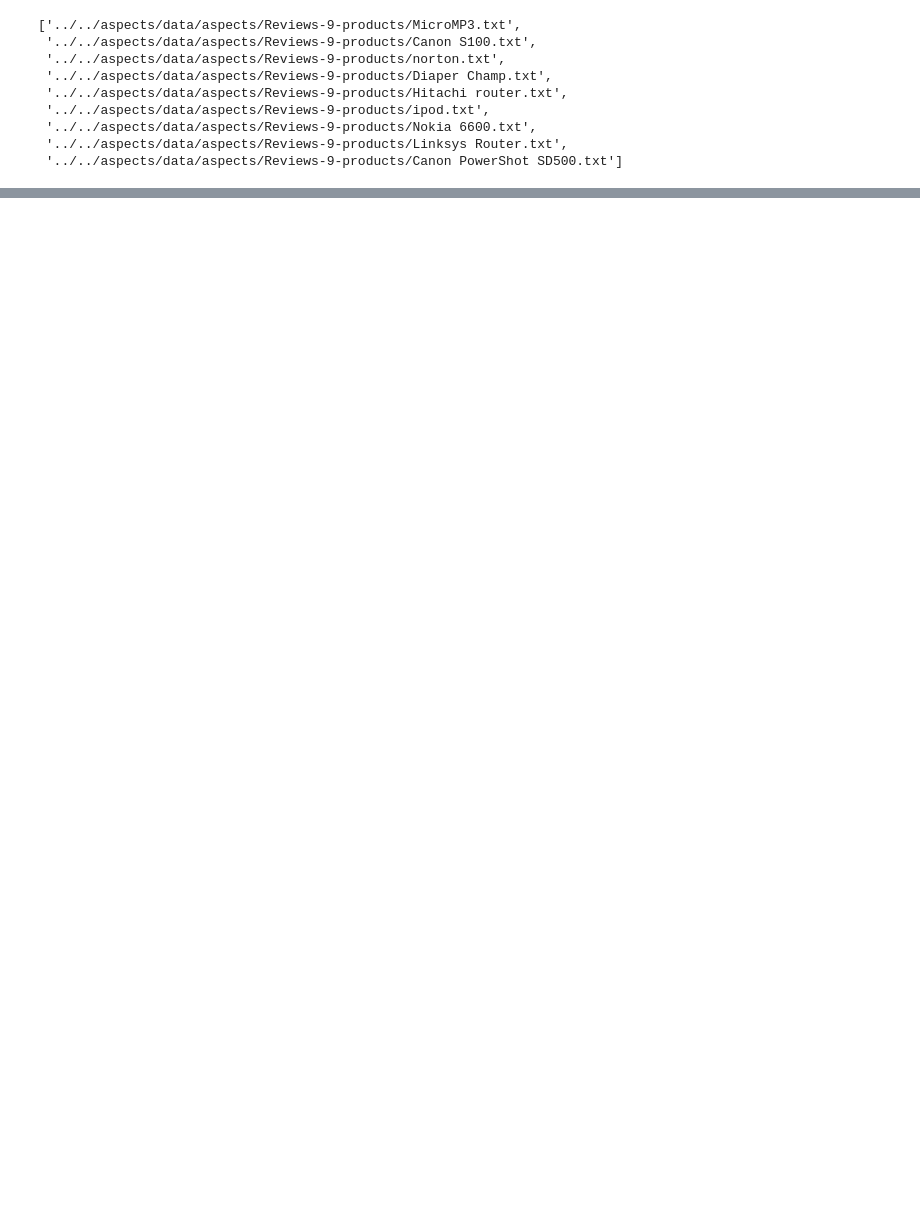
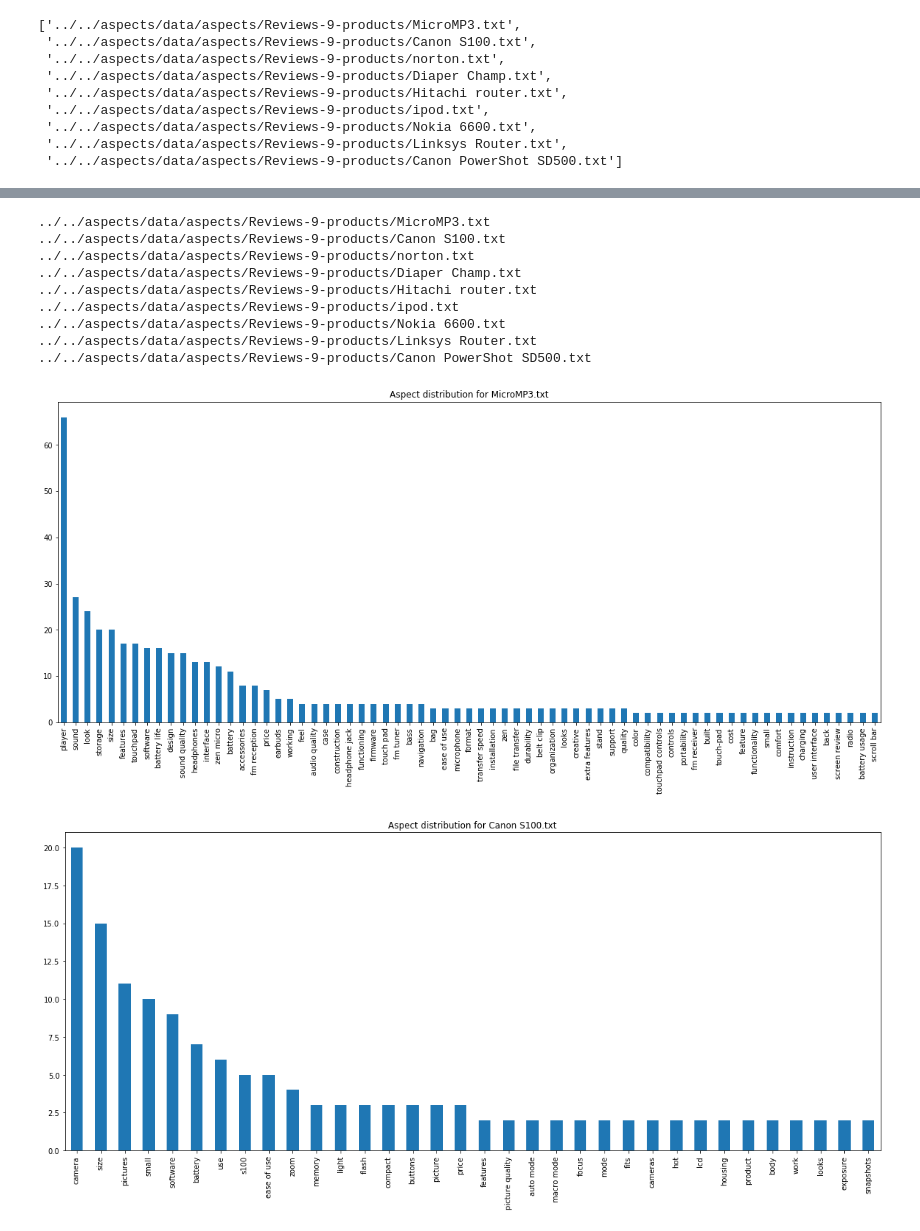
Before and after one commit to laugustyniak/discourse_summarization, a Jupyter notebook: notebooks/datasets/statistics-bing-liu.ipynb, the cells around one changed output, grey strips where cells are left out. Saved outputs shown, nothing was run; the diff lists cells and outputs as text; code cells hidden in the pictures; blank space fills up the shorter version.

Commit message:
aspect frequency distribution

```diff
--- a/notebooks/datasets/statistics-bing-liu.ipynb
+++ b/notebooks/datasets/statistics-bing-liu.ipynb
@@ -68,0 +82,20 @@ for reviews_path in reviews_paths:
+# %%
+for reviews_path in reviews_paths:
+    df = get_aspects(reviews_path)
+    plt.figure(figsize=(20,8))
+    plt.title(f'Aspect distribution for {basename(reviews_path)}')
+    counts = df.aspect.value_counts()
+    # take only aspects that appeared at least once
+    counts[counts>1].plot(kind='bar')
+# %% [output]
+../../aspects/data/aspects/Reviews-9-products/MicroMP3.txt
+../../aspects/data/aspects/Reviews-9-products/Canon S100.txt
+../../aspects/data/aspects/Reviews-9-products/norton.txt
+../../aspects/data/aspects/Reviews-9-products/Diaper Champ.txt
+../../aspects/data/aspects/Reviews-9-products/Hitachi router.txt
+../../aspects/data/aspects/Reviews-9-products/ipod.txt
+../../aspects/data/aspects/Reviews-9-products/Nokia 6600.txt
+../../aspects/data/aspects/Reviews-9-products/Linksys Router.txt
+../../aspects/data/aspects/Reviews-9-products/Canon PowerShot SD500.txt
+[figure, added]
+[figure, added]
```
Also changed, not shown: parts of 4 cells of this notebook.
